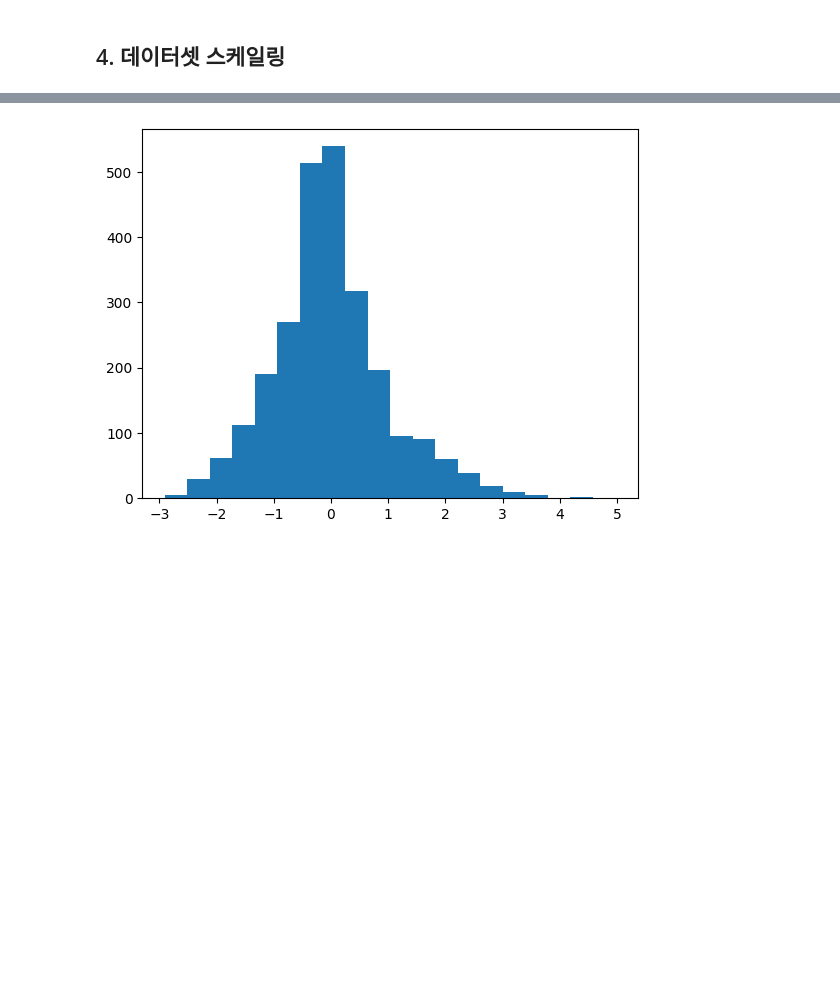
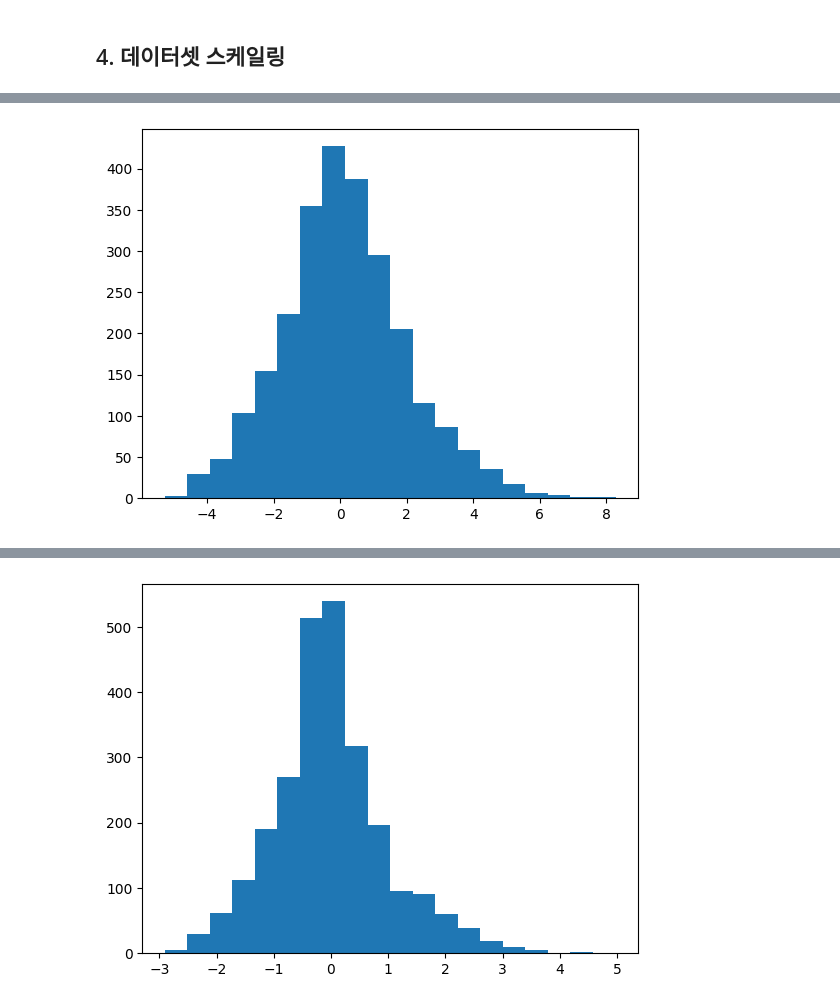
Before and after one commit to March-of-the-Ants/ESG-Rating-System, a Jupyter notebook: 5. rating/scoring_esg.ipynb, the cells around one changed output, grey strips where cells are left out. Saved outputs shown, nothing was run; the diff lists cells and outputs as text; code cells hidden in the pictures; blank space fills up the shorter version.

```diff
--- a/5. rating/scoring_esg.ipynb
+++ b/5. rating/scoring_esg.ipynb
@@ -80,0 +85,5 @@ plt.hist(predict_extra['TotalScore'], bins = 20);
+# %%
+# 방안 1)기업별 문서수의 영향력을 줄이기 위해 ESG 통합점수를 ln(기업 및 연도별 문서수)+1로 나누기
+for idx in range(len(predict_extra)):
+    predict_extra.loc[idx, 'TotalScore1'] = predict_extra.loc[idx, 'TotalScore'] / (np.log(len(predict.id[predict.id == predict_extra.id[idx]]))+1)
+predict_extra
@@ -80,0 +104,4 @@ plt.hist(predict_extra['TotalScore'], bins = 20);
+# %%
+plt.hist(predict_extra['TotalScore1'], bins = 20);
+# %% [output]
+[figure, added]
```
Also changed, not shown: parts of 6 cells of this notebook, 2 other files.
